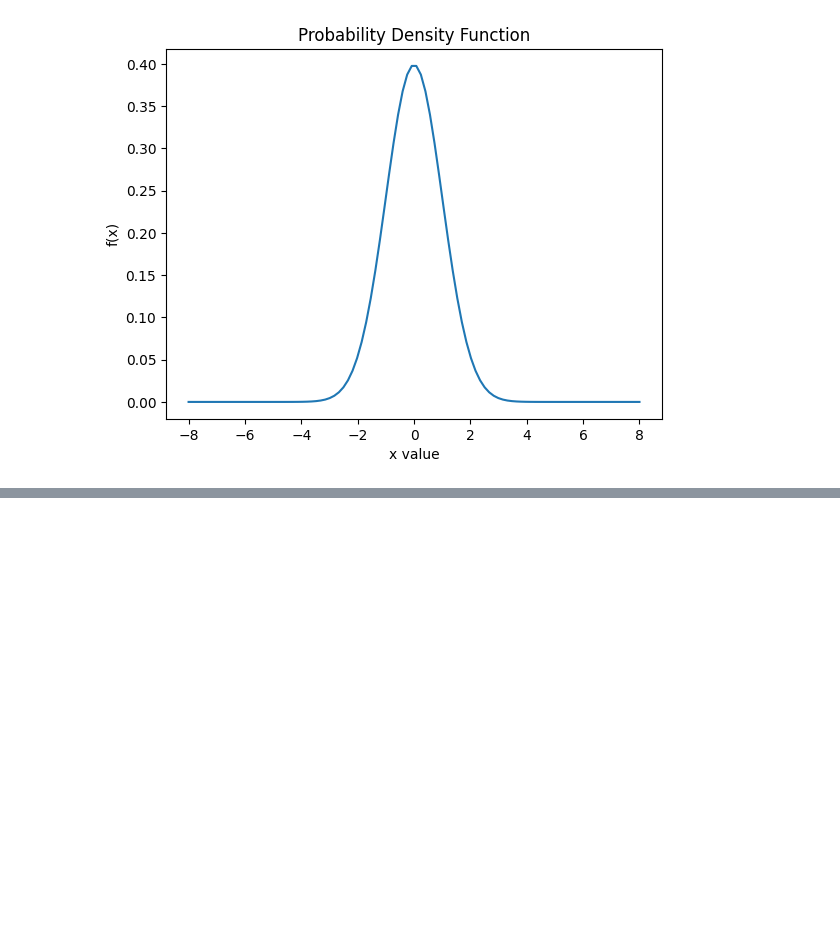
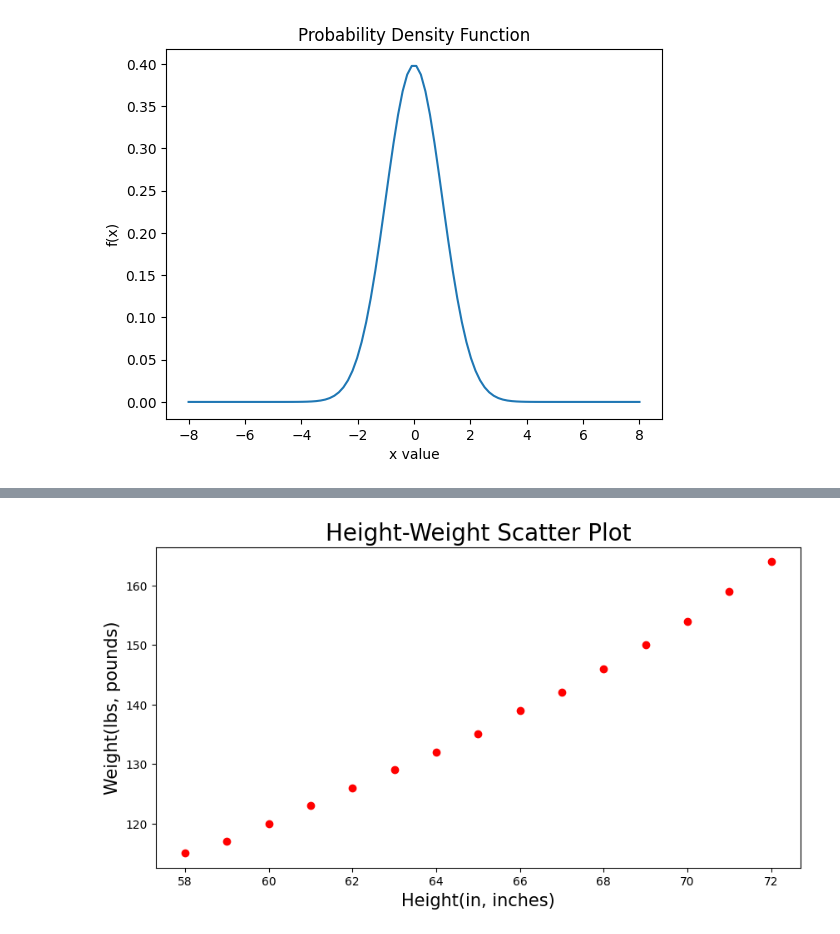
Before and after one commit to HongSeongMo/Bigdata_Analysis_Professional, a Jupyter notebook: 241018.ipynb, the cells around one changed output, grey strips where cells are left out. Drawn from its saved outputs; the diff is of its cells as text; code cells hidden in the pictures; blank space fills up the shorter version.

```diff
--- a/241018.ipynb
+++ b/241018.ipynb
@@ -213,0 +198,3 @@ print(x)
+# %%
+data = pd.read_csv('/content/drive/MyDrive/Colab Notebooks/work/women.csv', header=0, index_col=0)
+data
@@ -213,0 +218,9 @@ print(x)
+# %%
+plt.figure(figsize=(10, 5))
+plt.title('Height-Weight Scatter Plot', fontsize=20)
+plt.xlabel('Height(in, inches)', fontsize=15)
+plt.ylabel('Weight(lbs, pounds)', fontsize=15)
+plt.scatter(data['height'], data['weight'], marker='o', color='red')
+plt.show()
+# %% [output]
+[figure, added]
```
Also changed, not shown: parts of 36 cells of this notebook.
